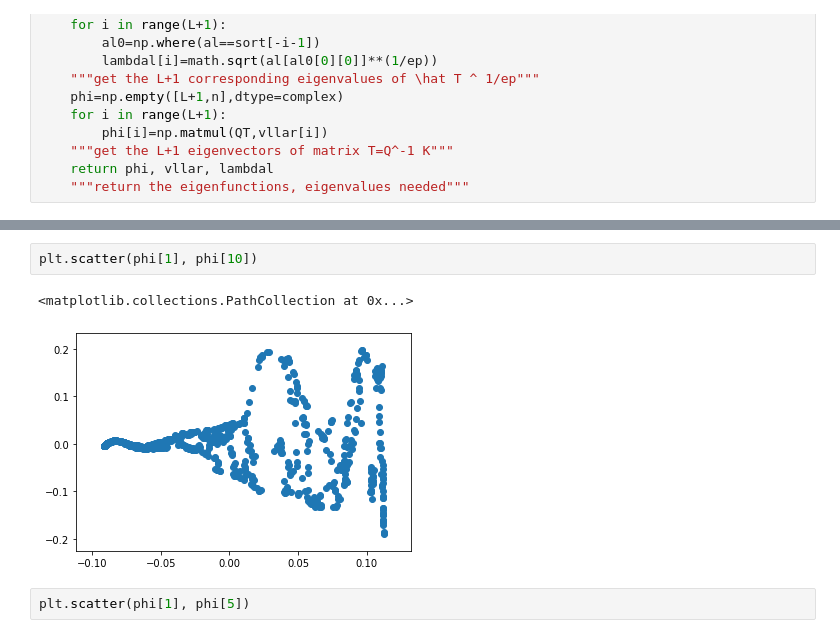
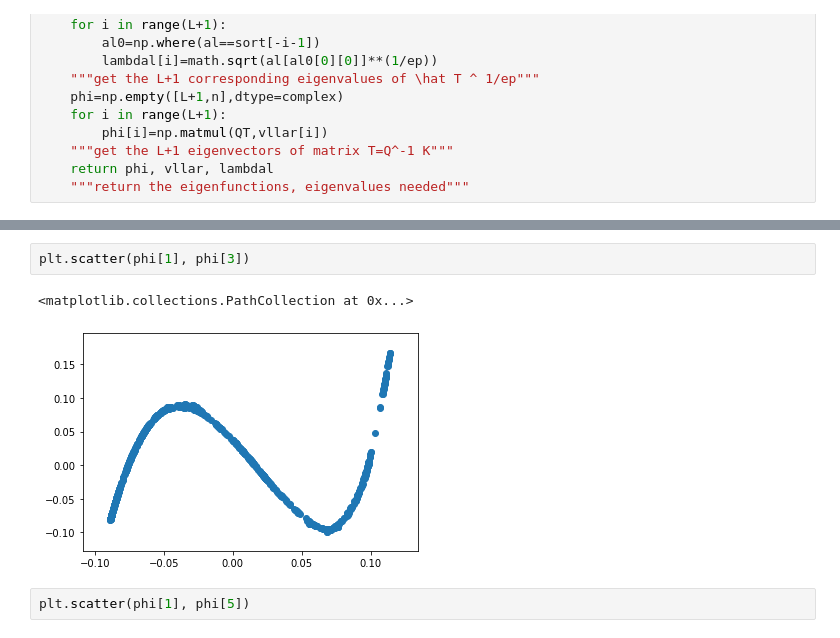
Before and after one commit to Hope-Liang/MLCrowdModeling_ex4, a Jupyter notebook: Diffusion_Maps.ipynb, the cells around one changed output, grey strips where cells are left out. Drawn from its saved outputs; the diff is of its cells as text.

```diff
--- a/Diffusion_Maps.ipynb
+++ b/Diffusion_Maps.ipynb
@@ -145,8 +180,8 @@ for l in np.unique(label):
 # %%
-plt.scatter(phi[1], phi[10])
+plt.scatter(phi[1], phi[3])
 # %% [output]
 <matplotlib.collections.PathCollection at 0x...>
-[figure, old version]
+[figure, new version]
 # %%
 plt.scatter(phi[1], phi[5])
 # %% [output]
```
Also changed, not shown: parts of 10 cells of this notebook.
